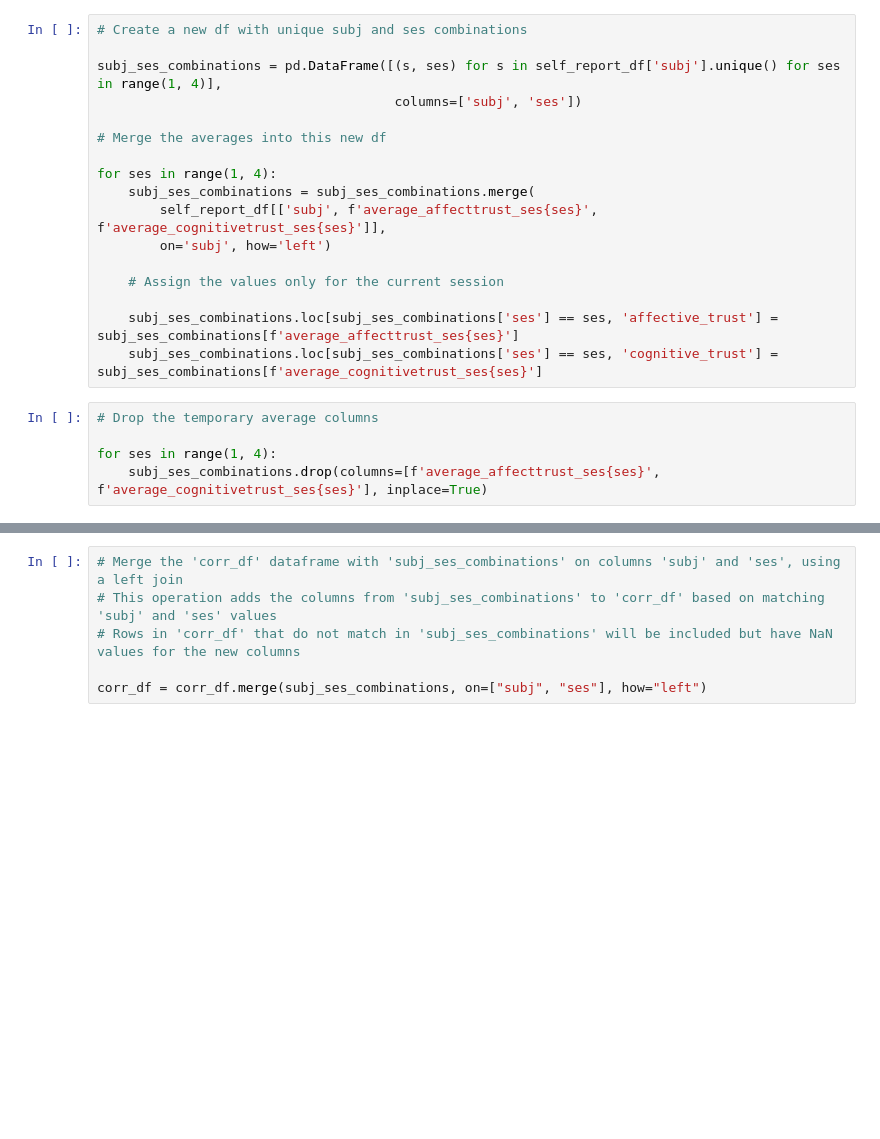
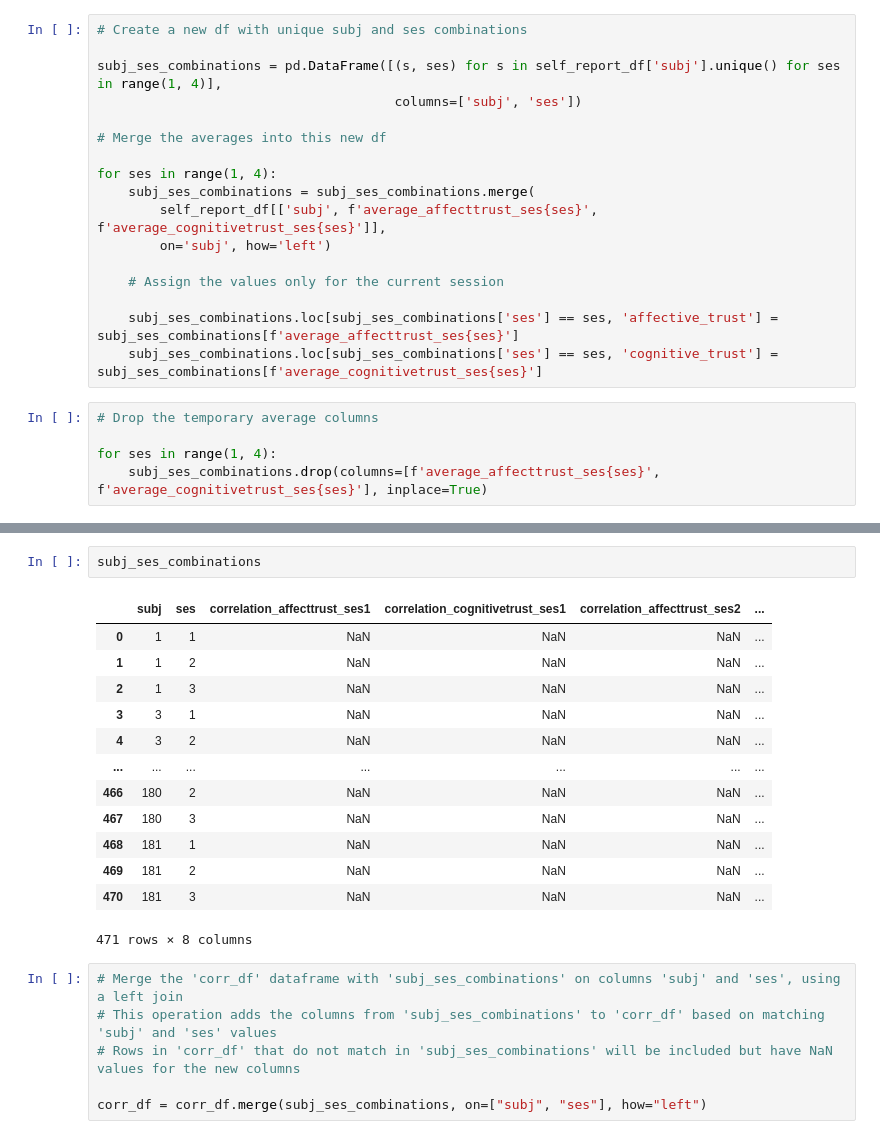
Before and after one commit to cogcommscience-lab/muse_artgram, a Jupyter notebook: step2_read_structure_cleaned_eeg_behavior.ipynb, the cells around one changed output, grey strips where cells are left out. Saved outputs shown, nothing was run; the diff lists cells and outputs as text; blank space fills up the shorter version.

Commit message:
worked on pairwise correlation code, still not done

```diff
--- a/step2_read_structure_cleaned_eeg_behavior.ipynb
+++ b/step2_read_structure_cleaned_eeg_behavior.ipynb
@@ -182,3 +333,19 @@ subj_ses_combinations
+# %%
+subj_ses_combinations
+# %% [output]
+|  | subj | ses | correlation_affecttrust_ses1 | correlation_cognitivetrust_ses1 | correlation_affecttrust_ses2 | ... |
+| 0 | 1 | 1 | NaN | NaN | NaN | ... |
+| 1 | 1 | 2 | NaN | NaN | NaN | ... |
+| 2 | 1 | 3 | NaN | NaN | NaN | ... |
+| 3 | 3 | 1 | NaN | NaN | NaN | ... |
+| 4 | 3 | 2 | NaN | NaN | NaN | ... |
+| ... | ... | ... | ... | ... | ... | ... |
+| 466 | 180 | 2 | NaN | NaN | NaN | ... |
+| 467 | 180 | 3 | NaN | NaN | NaN | ... |
+| 468 | 181 | 1 | NaN | NaN | NaN | ... |
+| 469 | 181 | 2 | NaN | NaN | NaN | ... |
+| 470 | 181 | 3 | NaN | NaN | NaN | ... |
+471 rows × 8 columns
 # %%
 # Merge the 'corr_df' dataframe with 'subj_ses_combinations' on columns 'subj' and 'ses', using a left join
 # This operation adds the columns from 'subj_ses_combinations' to 'corr_df' based on matching 'subj' and 'ses' values
```
Also changed, not shown: parts of 7 cells of this notebook.
